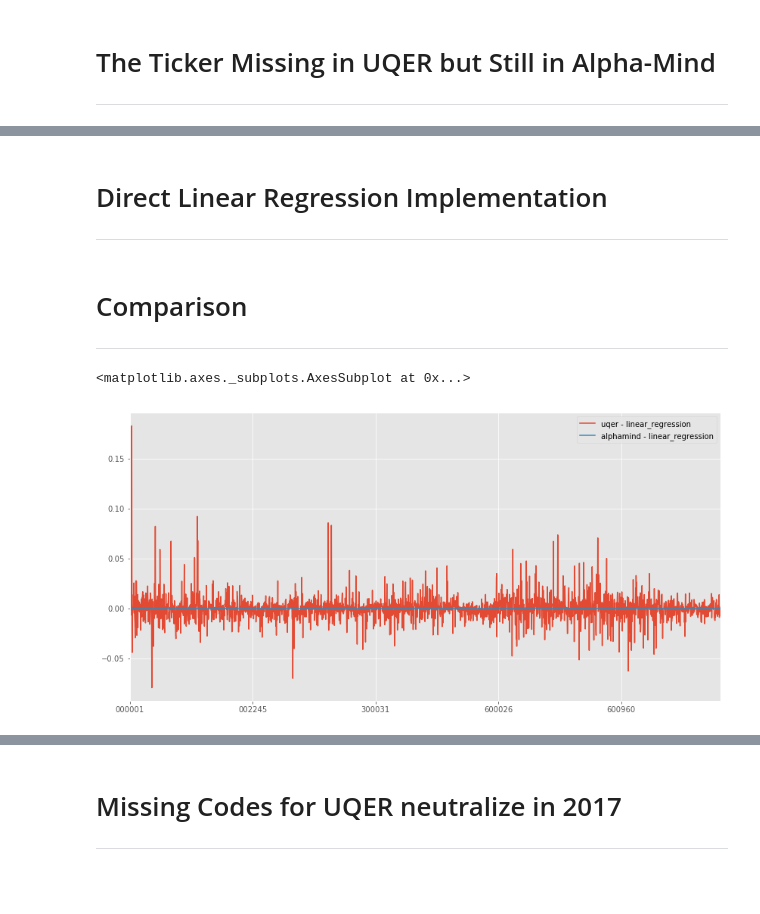
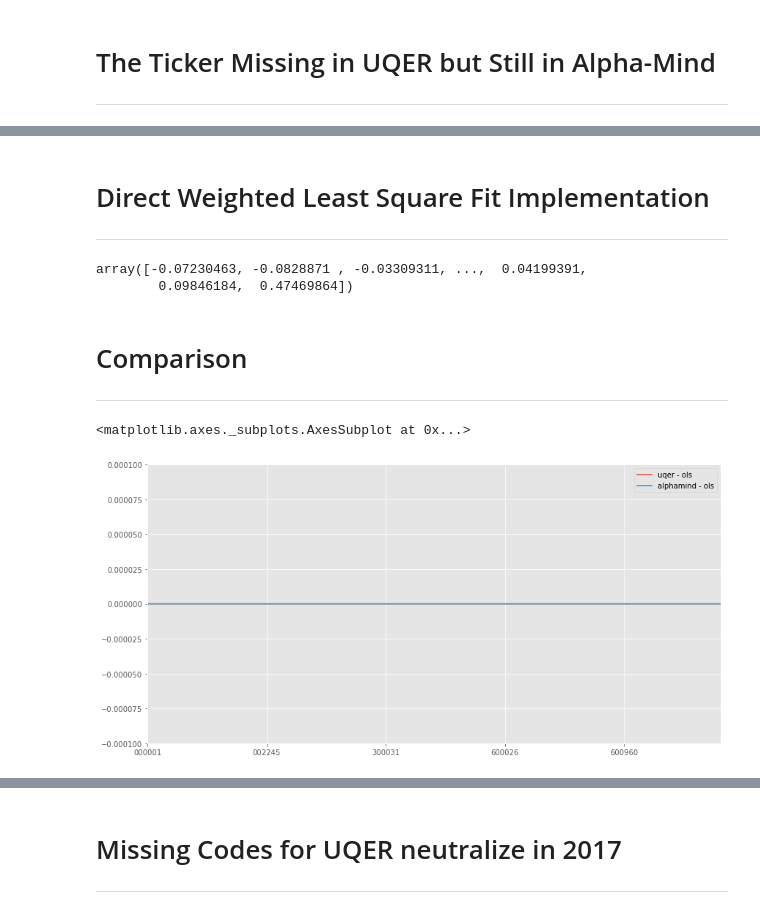
Before and after one commit to alpha-miner/alpha-mind, a Jupyter notebook: notebooks/neutralize algorithm comparison.ipynb, the cells around one changed output, grey strips where cells are left out. Cells and saved outputs as stored; diff of their text form; code cells hidden in the pictures; blank space fills up the shorter version.

Commit message:
modified sql engine and factor analysis implementation

```diff
--- a/notebooks/neutralize algorithm comparison.ipynb
+++ b/notebooks/neutralize algorithm comparison.ipynb
@@ -93,0 +112,3 @@ groups = total_data['industry_code'].values.astype(int)
+# %%
+%%time
+neutralized_factor_alphamind = neutralize(x, y, weights=np.ones(len(y)))
@@ -115,3 +135,3 @@ total_data.ix[missed_codes]
 # %% [markdown]
-# Direct Linear Regression Implementation
+# Direct Weighted Least Square Fit Implementation
 ------------------------
@@ -133,13 +140,21 @@ lg_series = pd.Series(res, index=total_data.index)
+# %%
+mod = sm.WLS(y, x, weights=np.ones(len(y))).fit()
+lg_series = pd.Series(mod.resid, index=total_data.index)
+# %%
+mod.resid
+# %% [output]
+array([-0.07230463, -0.0828871 , -0.03309311, ...,  0.04199391,
+        0.09846184,  0.47469864])
 # %%
-df['linear_regression'] = lg_series
+df['ols'] = lg_series
 # %% [markdown]
 # Comparison
 ------------------
 # %%
-df['uqer - linear_regression'] = df['uqer'] - df['linear_regression']
-df['alphamind - linear_regression'] = df['alpha-mind'] - df['linear_regression']
+df['uqer - ols'] = df['uqer'] - df['ols']
+df['alphamind - ols'] = df['alpha-mind'] - df['ols']
 # %%
-df[['uqer - linear_regression', 'alphamind - linear_regression']].plot(figsize=(14, 7))
+df[['uqer - ols', 'alphamind - ols']].plot(figsize=(14, 7), ylim=(-1e-4, 1e-4))
 # %% [output]
 <matplotlib.axes._subplots.AxesSubplot at 0x...>
-[figure, old version]
+[figure, new version]
```
Also changed, not shown: parts of 21 cells of this notebook, 2 other files.
